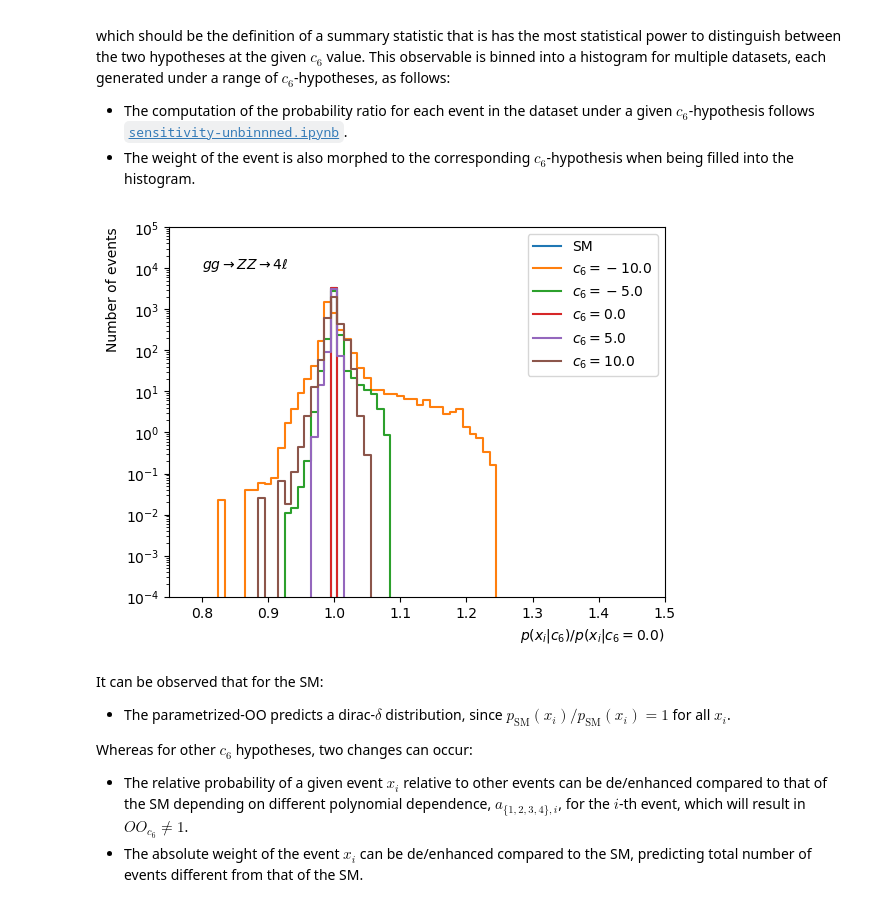
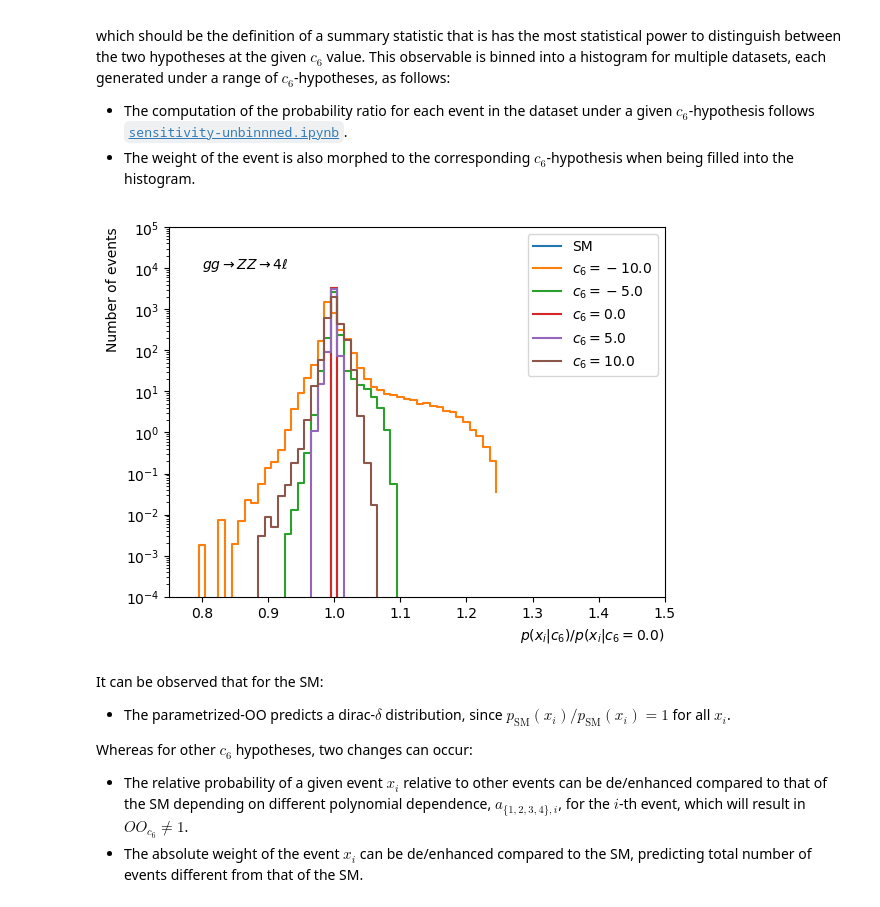
Before and after one commit to taehyounpark/higgs-offshell-interpretation, a Jupyter notebook: sensitivity-mem.ipynb, the cells around one changed output. Cells and saved outputs as stored; diff of their text form; code cells hidden in the pictures.

```diff
--- a/sensitivity-mem.ipynb
+++ b/sensitivity-mem.ipynb
@@ -19,9 +19,10 @@ lumi = 300.0
 
 # read events of each sample
 filepath = 'data/samples/ggZZ_all/events.csv'
-events = pd.read_csv(filepath,nrows=100000)
+events = pd.read_csv(filepath,nrows=1000000)
 ggzz = c6.Sample(k=1.83, xs=1.4783394 * 4, events=events) # cross-section x k-factor x 4l channels (ignoring interference for now) [fb]
 ggzz.normalize(lumi)
+ggzz.events.head()
 # %% [output]
 |  | evtnum | p1_px | p1_py | p1_pz | p1_E | p2_px | p2_py | p2_pz | p2_E | p3_px | ... | ... |
 | 0 | 0 | 0.0 | 0.0 | -253.25920 | -253.25920 | 0.0 | 0.0 | 43.80087 | -43.80087 | 3.418067 | ... | ... |
@@ -54,40 +49,40 @@ c6_max = 10.
 c6_step = 5.
 c6_vals = np.arange(c6_min, c6_max+c6_step, c6_step)
 
-pratio_bins = np.linspace(0.745, 1.255, num=52)
+pratio_bins = np.linspace(0.745, 1.505, num=77)
 
 def plothist(entries, *, bins=None, weights=None, label=''):
   hist, bin_edges = np.histogram(entries, bins=bins,
                                weights=weights)
   plt.step(bin_edges[:-1], hist, where='post', label=label)
   return hist, bin_edges
 
 p_sm = ggzz.nu(per_event=True) / ggzz.nu()
 oo_sm, _ = plothist(p_sm / p_sm, bins=pratio_bins,
                                weights=ggzz.nu(per_event=True), label='SM')
 
 oo_c6 = []
 p_c6 = ggzz.nu(c6_vals,per_event=True)/ggzz.nu(c6_vals)
 for i, c6_val in enumerate(c6_vals):
   oo_vals, _ = plothist(p_c6[:, i] / p_sm, bins=pratio_bins,
           weights=ggzz.nu(c6_val,per_event=True), label=f'$c_6 = {c6_val}$')
 
   oo_c6.append(oo_vals)
 
 plt.legend()
 
 ax = plt.gca()
 
 ax.set_xlim([0.75, 1.5])
 ax.set_ylim([1e-4, 1e5])
 ax.set_yscale('log')
 ax.set_xlabel('$p(x_i | c_6) / p(x_i | c_6 = 0.0)$', loc='right')
 ax.set_ylabel('Number of events', loc='top')
 
 plt.text(0.80, 1e4, '$gg \\to ZZ \\to 4 \\ell$')
 plt.show()
 # %% [output]
-[figure, old version]
+[figure, new version]
 # %% [markdown]
 It can be observed that for the SM:
 
```
Also changed, not shown: parts of 4 cells of this notebook, 1 other file.
